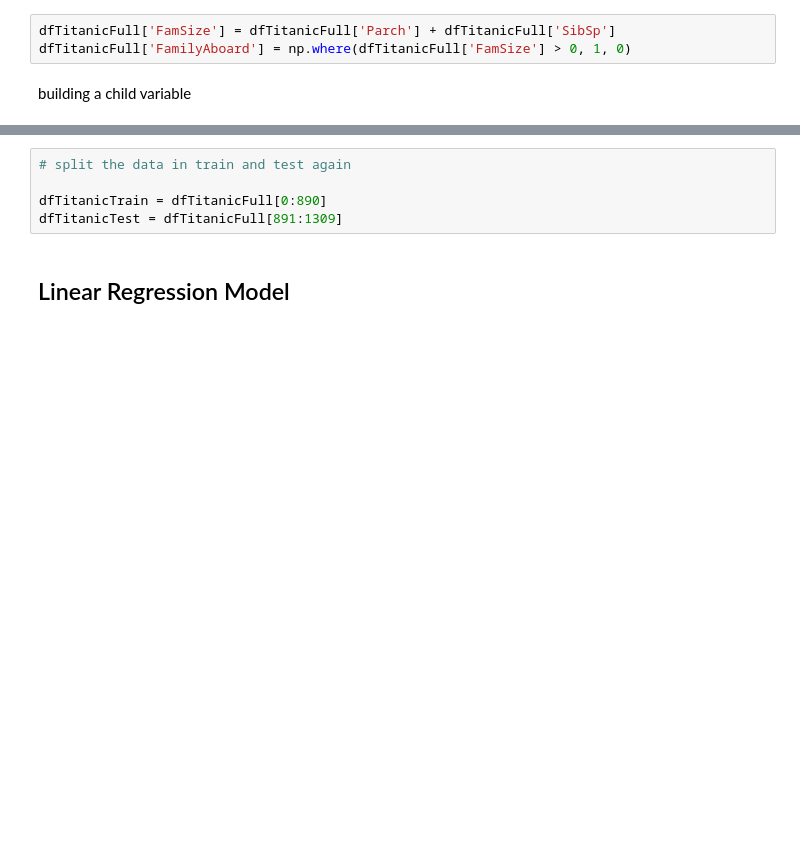
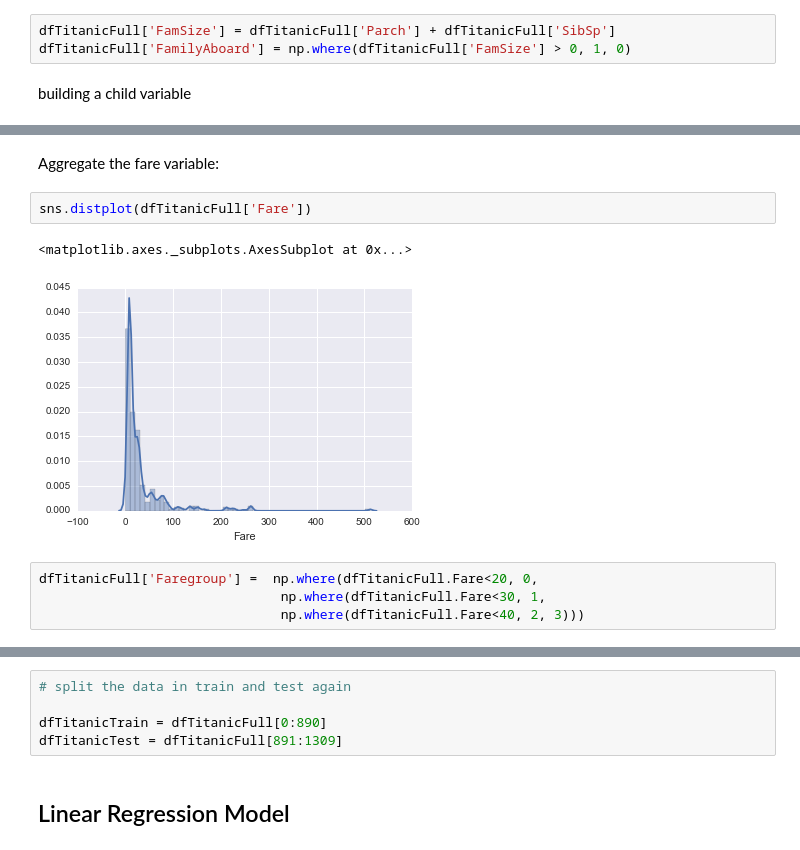
Before and after one commit to lukasganz/Titanic, a Jupyter notebook: Titanic.ipynb, the cells around one changed output, grey strips where cells are left out. Saved outputs shown, nothing was run; the diff lists cells and outputs as text; blank space fills up the shorter version.

```diff
--- a/Titanic.ipynb
+++ b/Titanic.ipynb
@@ -158,0 +189,11 @@ dfTitanicFull['Child'] = np.where(dfTitanicFull['Age'] < 16, 1, 0)
+# %% [markdown]
+Aggregate the fare variable:
+# %%
+sns.distplot(dfTitanicFull['Fare'])
+# %% [output]
+<matplotlib.axes._subplots.AxesSubplot at 0x...>
+[figure, added]
+# %%
+dfTitanicFull['Faregroup'] =  np.where(dfTitanicFull.Fare<20, 0,
+                               np.where(dfTitanicFull.Fare<30, 1,
+                               np.where(dfTitanicFull.Fare<40, 2, 3)))
```
Also changed, not shown: parts of 29 cells of this notebook.
